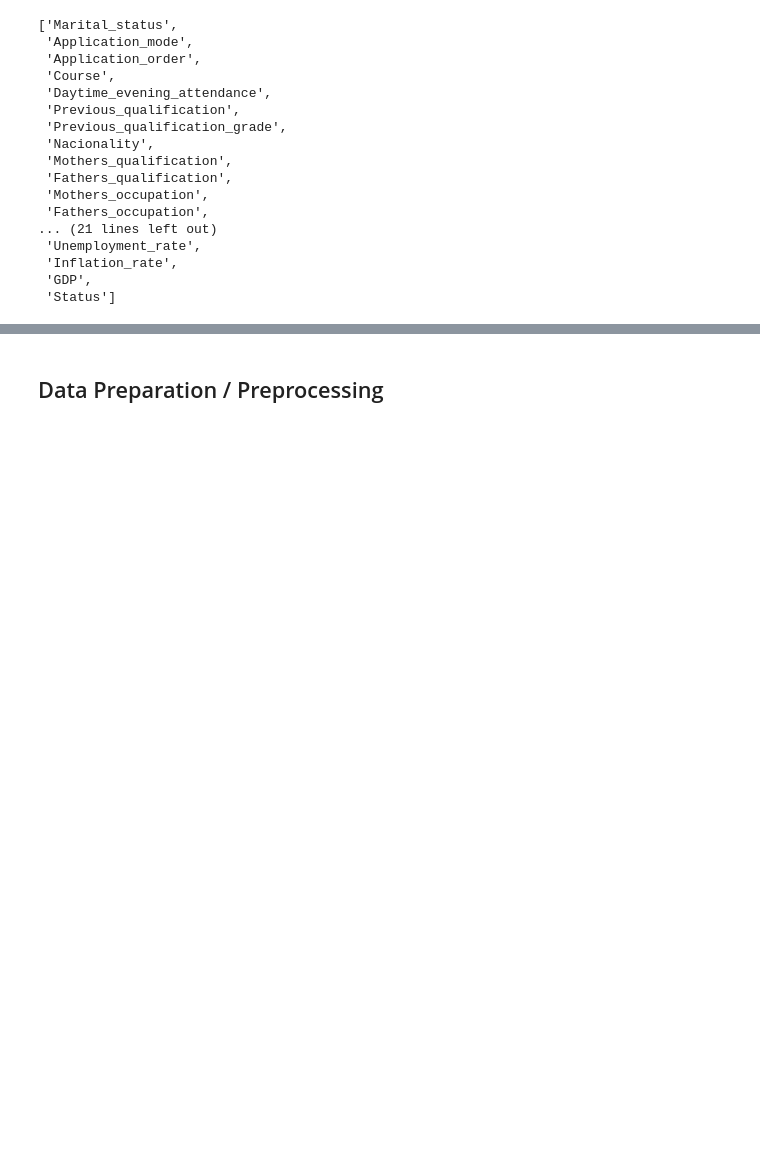
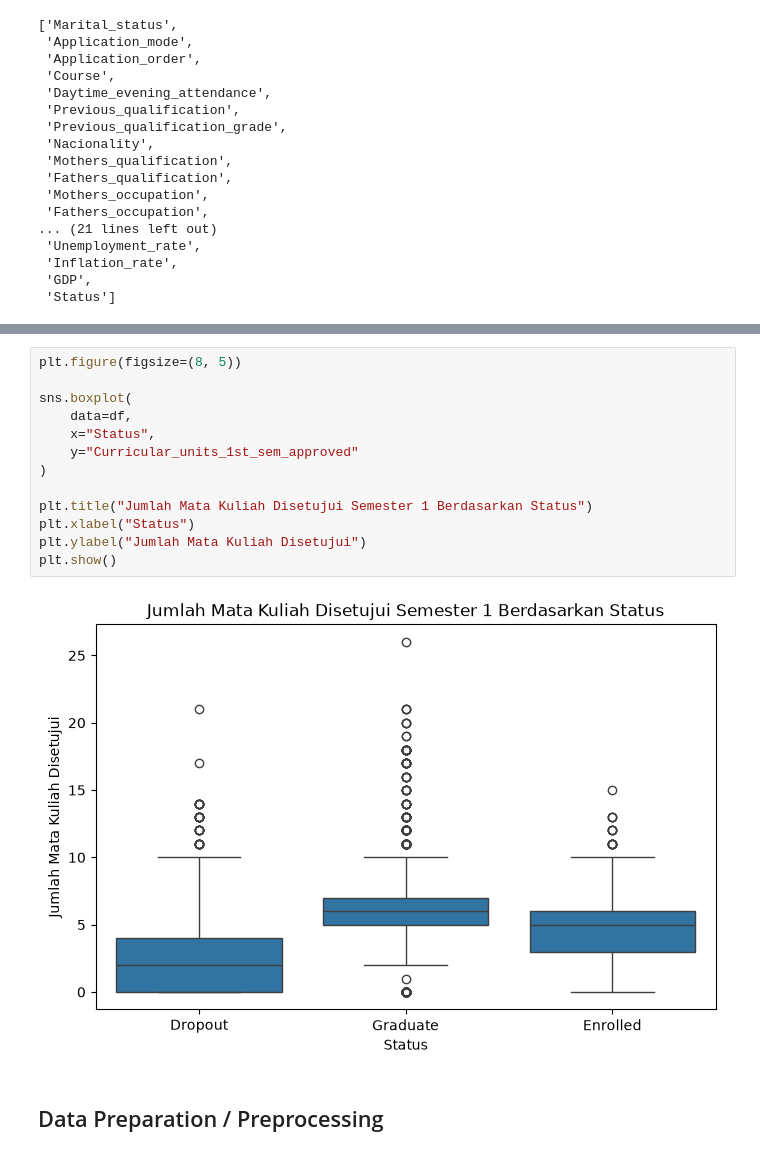
Before and after one commit to aeiprsty/institusi-pendidikan-perguruan-JJI, a Jupyter notebook: notebook.ipynb, the cells around one changed output, grey strips where cells are left out. Drawn from its saved outputs; the diff is of its cells as text; blank space fills up the shorter version.

```diff
--- a/notebook.ipynb
+++ b/notebook.ipynb
@@ -129,3 +221,18 @@ df.columns.tolist()
+# %%
+plt.figure(figsize=(8, 5))
+
+sns.boxplot(
+    data=df,
+    x="Status",
+    y="Curricular_units_1st_sem_approved"
+)
+
+plt.title("Jumlah Mata Kuliah Disetujui Semester 1 Berdasarkan Status")
+plt.xlabel("Status")
+plt.ylabel("Jumlah Mata Kuliah Disetujui")
+plt.show()
+# %% [output]
+[figure, added]
 # %% [markdown]
 ## Data Preparation / Preprocessing
 # %% [markdown]
```
Also changed, not shown: parts of 7 cells of this notebook.
